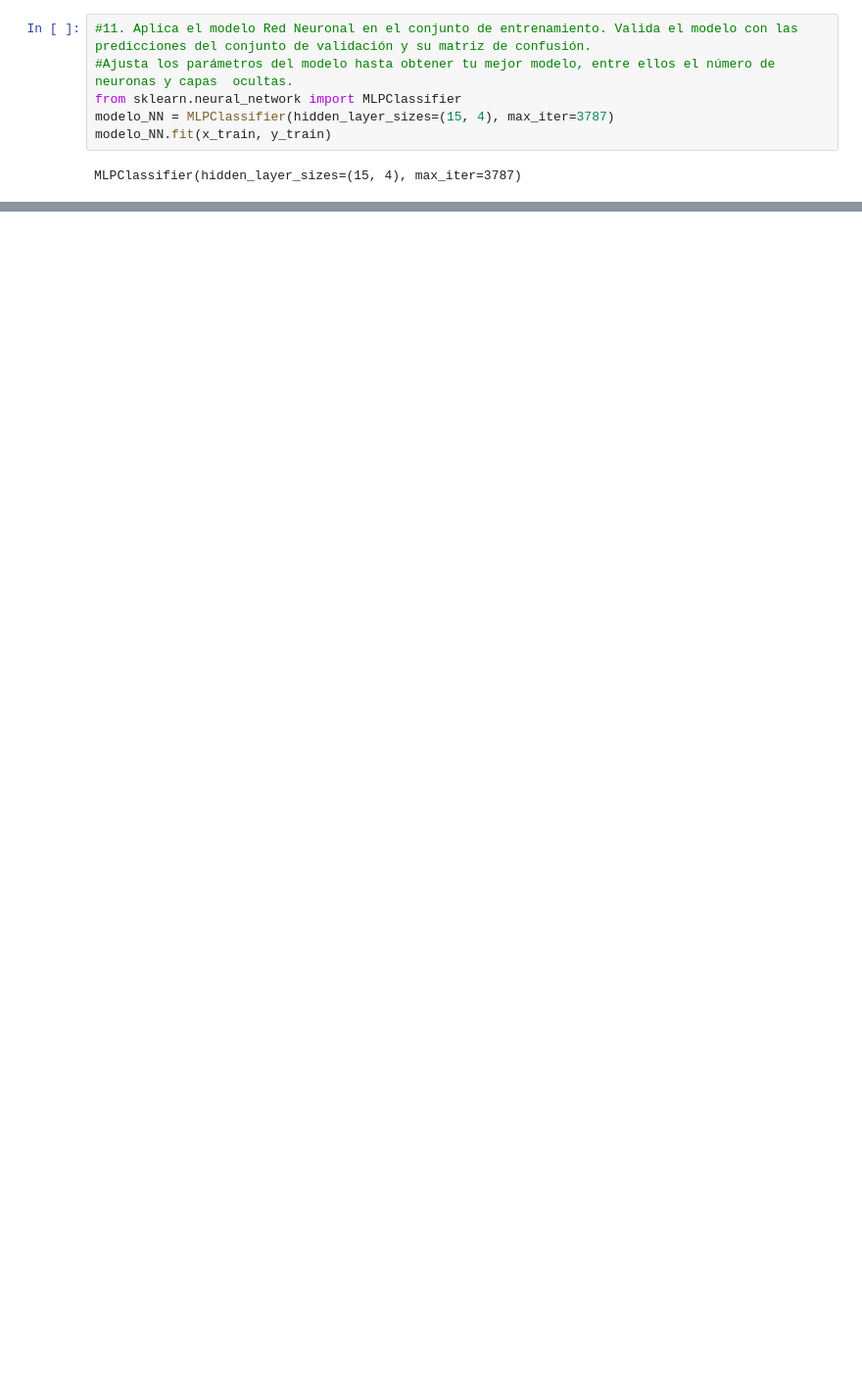
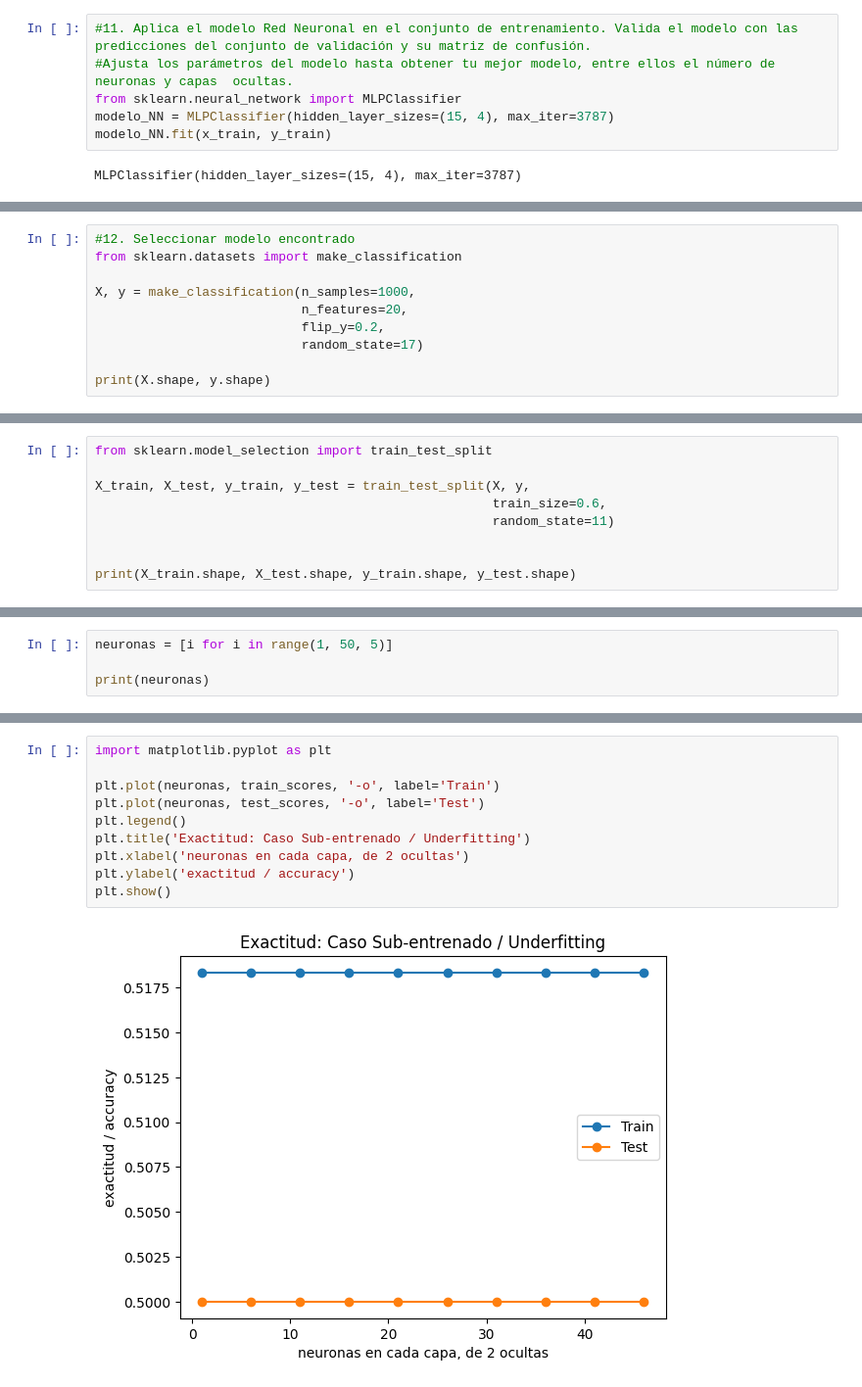
Before and after one commit to pampato77/bigdata, a Jupyter notebook: Solucion_reto_SC_63_Mariana_Escobar_Camacho.ipynb, the cells around one changed output, grey strips where cells are left out. Shown at 98% size. Saved outputs shown, nothing was run; the diff lists cells and outputs as text; blank space fills up the shorter version.

```diff
--- a/Solucion_reto_SC_63_Mariana_Escobar_Camacho.ipynb
+++ b/Solucion_reto_SC_63_Mariana_Escobar_Camacho.ipynb
@@ -224,0 +240,10 @@ print(confusion_matrix(y_test, pr))
+# %%
+#12. Seleccionar modelo encontrado
+from sklearn.datasets import make_classification
+
+X, y = make_classification(n_samples=1000,
+                           n_features=20,
+                           flip_y=0.2,
+                           random_state=17)
+
+print(X.shape, y.shape)
@@ -224,0 +267,9 @@ print(confusion_matrix(y_test, pr))
+# %%
+from sklearn.model_selection import train_test_split
+
+X_train, X_test, y_train, y_test = train_test_split(X, y,
+                                                    train_size=0.6,
+                                                    random_state=11)
+
+
+print(X_train.shape, X_test.shape, y_train.shape, y_test.shape)
@@ -224,0 +278,4 @@ print(confusion_matrix(y_test, pr))
+# %%
+neuronas = [i for i in range(1, 50, 5)]
+
+print(neuronas)
@@ -224,0 +337,12 @@ print(confusion_matrix(y_test, pr))
+# %%
+import matplotlib.pyplot as plt
+
+plt.plot(neuronas, train_scores, '-o', label='Train')
+plt.plot(neuronas, test_scores, '-o', label='Test')
+plt.legend()
+plt.title('Exactitud: Caso Sub-entrenado / Underfitting')
+plt.xlabel('neuronas en cada capa, de 2 ocultas')
+plt.ylabel('exactitud / accuracy')
+plt.show()
+# %% [output]
+[figure, added]
```
Also changed, not shown: parts of 22 cells of this notebook.
